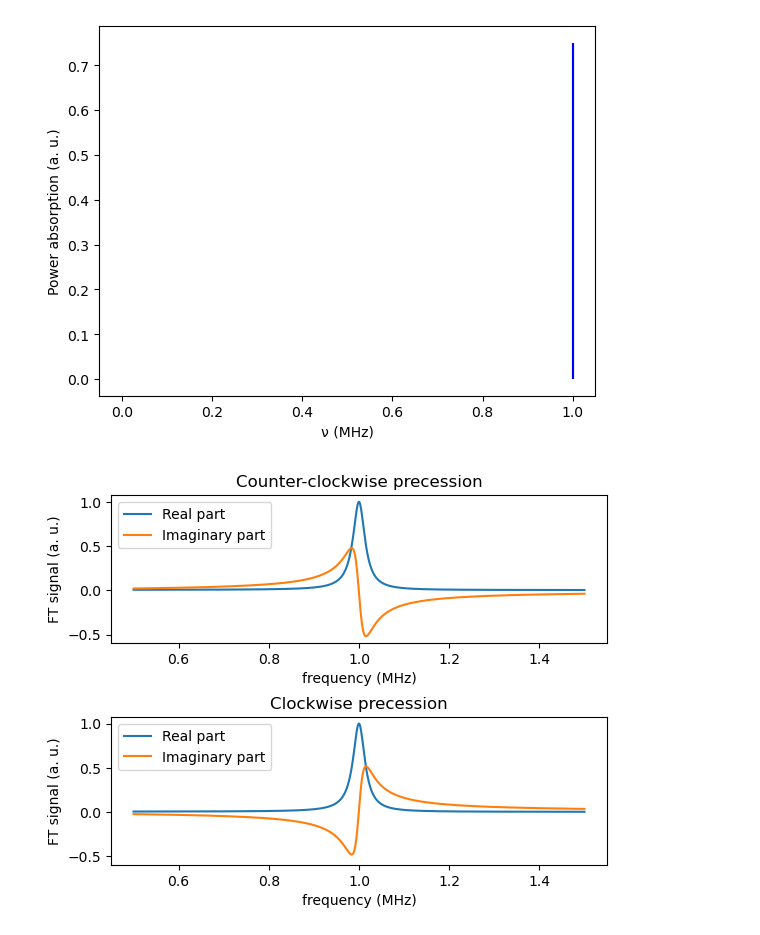
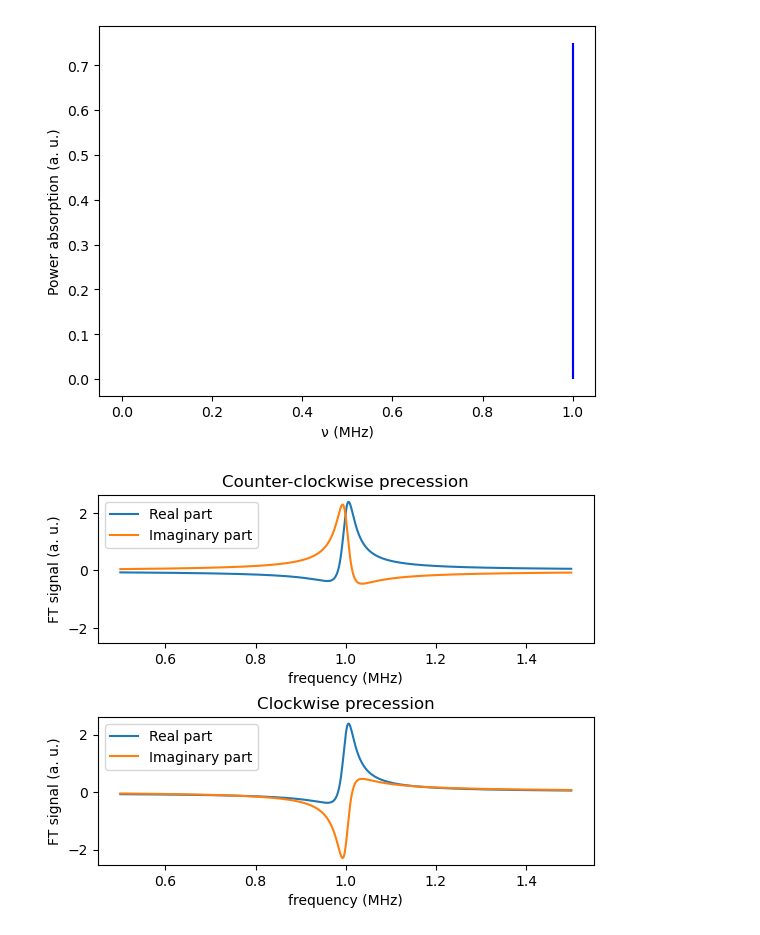
Before and after one commit to vemiBGH/PULSEE, a Jupyter notebook: demos/readme_demo.ipynb, the cells around one changed output. Cells and saved outputs as stored; diff of their text form; code cells hidden in the pictures.

```diff
--- a/demos/readme_demo.ipynb
+++ b/demos/readme_demo.ipynb
@@ -88,7 +88,7 @@ fig = plot_real_part_density_matrix(dm_0)
 [figure]
 # %%
 dm_evolved = evolve(spin, h_unperturbed, dm_0, solver=magnus, \
-                    mode=mode, pulse_time=1 / (4 * 0.2), \
-                    picture = 'IP', n_points = 30)
+                    mode=mode, pulse_time=3 / (2 * 4 * 0.2), \
+                    picture = 'IP', n_points = 60)
 fig = plot_real_part_density_matrix(dm_evolved)
 # %% [output]
@@ -101,8 +101,8 @@ _ = plot_power_absorption_spectrum(f, p)
 # %%
 t, fid = FID_signal(spin, h_unperturbed, dm_evolved, acquisition_time=100, T2=10, n_points=30)
 f, ft, ft_n = legacy_fourier_transform_signal(t, fid, 0.5, 1.5,
 											  opposite_frequency=True)
 
-fig = plot_fourier_transform(f, ft, ft_n)
+fig = plot_fourier_transform(f, ft, ft_n, norm=False)
 # %% [output]
-[figure, old version]
+[figure, new version]
```
Also changed, not shown: parts of 6 cells of this notebook.
